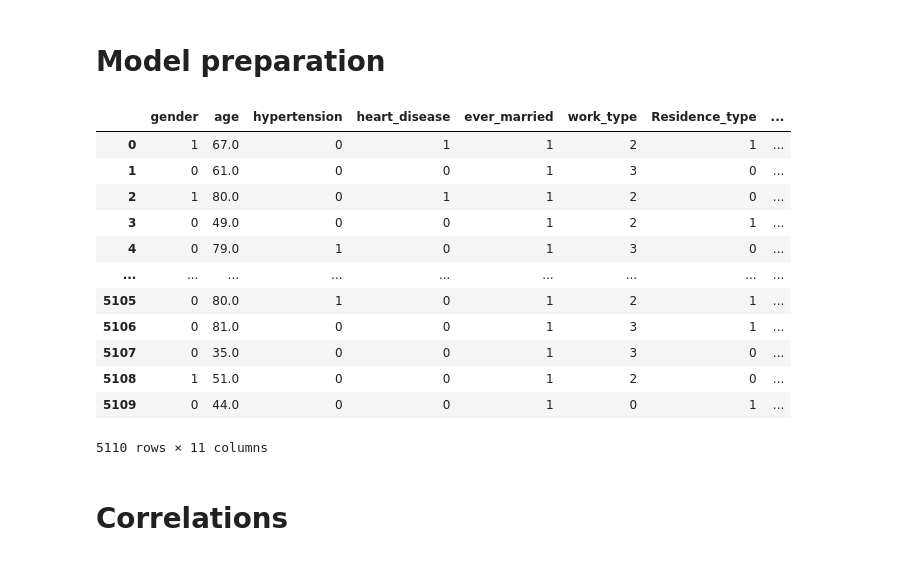
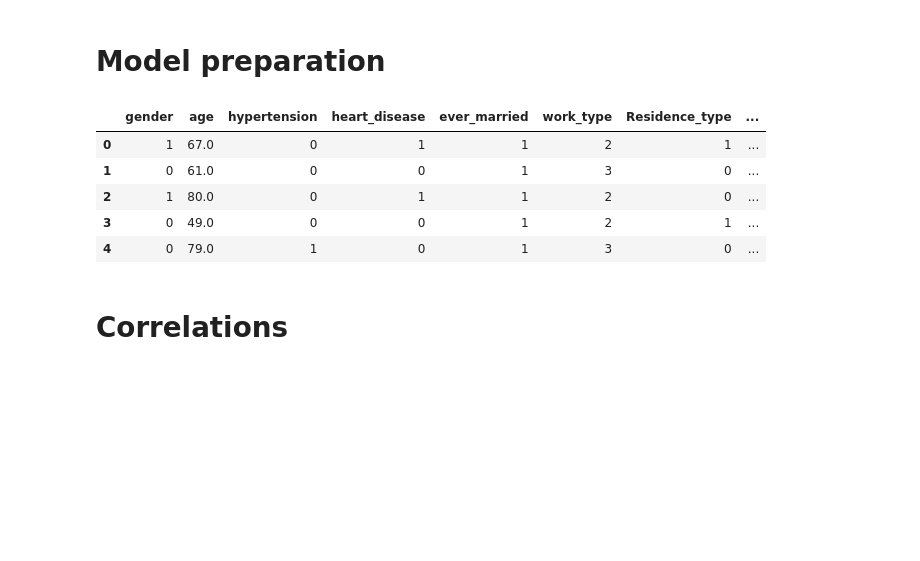
Before and after one commit to Oleh2506/StrokePrediction, a Jupyter notebook: preprocess_data.ipynb, the cells around one changed output. Saved outputs shown, nothing was run; the diff lists cells and outputs as text; code cells hidden in the pictures; blank space fills up the shorter version.

```diff
--- a/preprocess_data.ipynb
+++ b/preprocess_data.ipynb
@@ -118,20 +118,13 @@ def encode_labels(df, labels, encoder):
 labels_to_encode = ['gender', 'ever_married', 'Residence_type', 'work_type', 'smoking_status']
 encode_labels(df,labels_to_encode, LabelEncoder())
 # %%
-df
+df.head()
 # %% [output]
 |  | gender | age | hypertension | heart_disease | ever_married | work_type | Residence_type | ... |
 | 0 | 1 | 67.0 | 0 | 1 | 1 | 2 | 1 | ... |
 | 1 | 0 | 61.0 | 0 | 0 | 1 | 3 | 0 | ... |
 | 2 | 1 | 80.0 | 0 | 1 | 1 | 2 | 0 | ... |
 | 3 | 0 | 49.0 | 0 | 0 | 1 | 2 | 1 | ... |
 | 4 | 0 | 79.0 | 1 | 0 | 1 | 3 | 0 | ... |
-| ... | ... | ... | ... | ... | ... | ... | ... | ... |
-| 5105 | 0 | 80.0 | 1 | 0 | 1 | 2 | 1 | ... |
-| 5106 | 0 | 81.0 | 0 | 0 | 1 | 3 | 1 | ... |
-| 5107 | 0 | 35.0 | 0 | 0 | 1 | 3 | 0 | ... |
-| 5108 | 1 | 51.0 | 0 | 0 | 1 | 2 | 0 | ... |
-| 5109 | 0 | 44.0 | 0 | 0 | 1 | 0 | 1 | ... |
-5110 rows × 11 columns
 # %% [markdown]
 # Correlations
```
Also changed, not shown: parts of 21 cells of this notebook.
